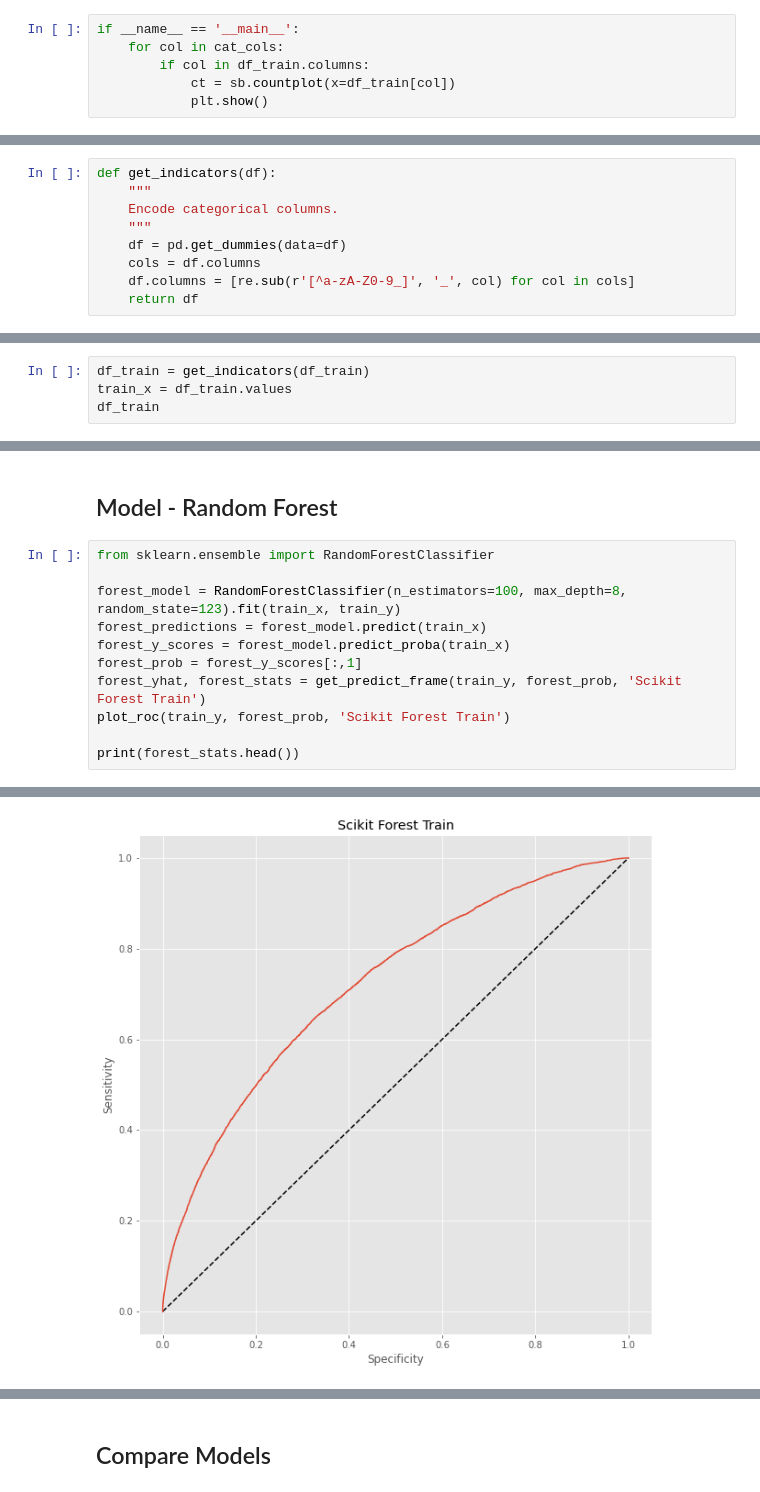
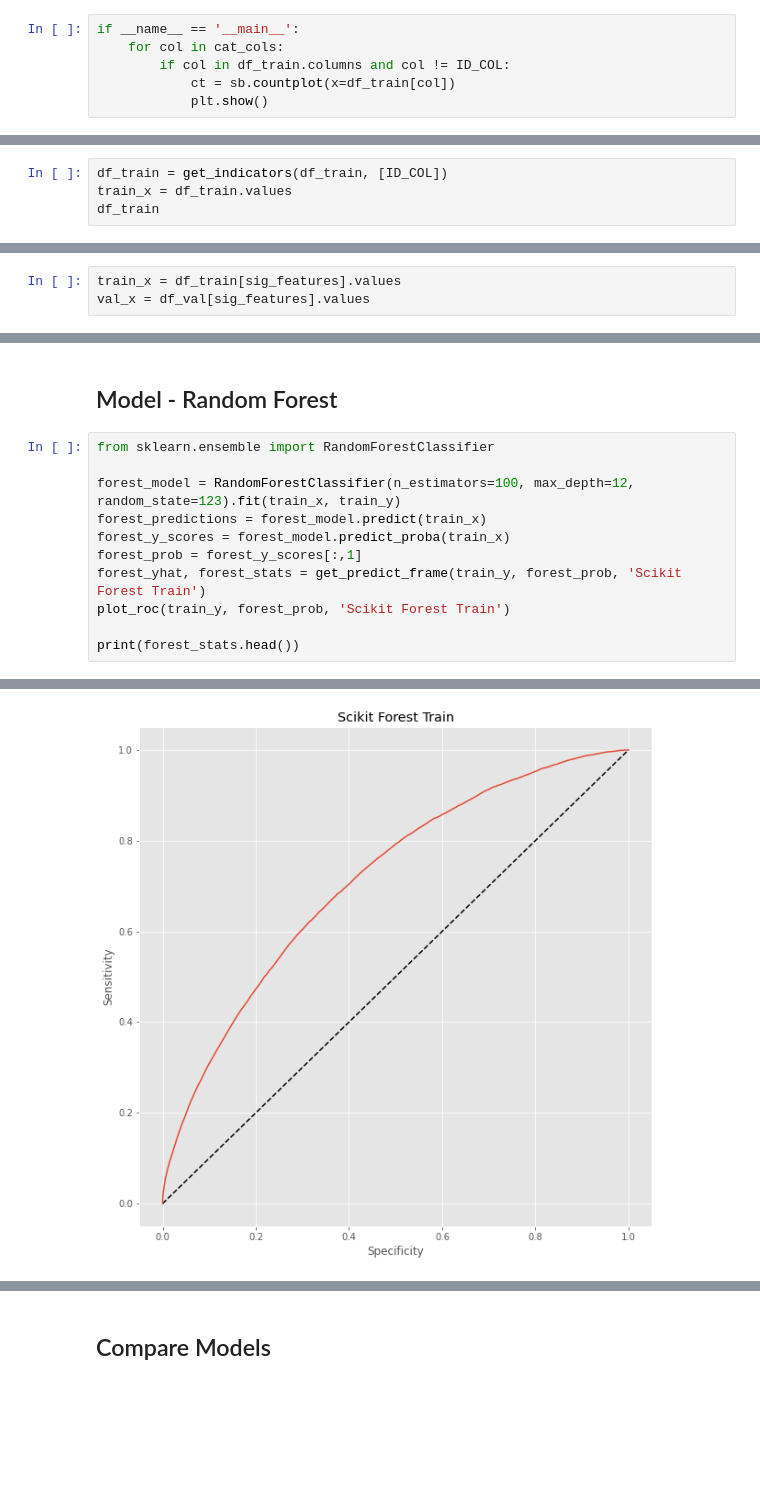
Before and after one commit to jbonfardeci/carvana-challenge, a Jupyter notebook: Carvana Dont Get Kicked.ipynb, the cells around one changed output, grey strips where cells are left out. Cells and saved outputs as stored; diff of their text form; blank space fills up the shorter version.

```diff
--- a/Carvana Dont Get Kicked.ipynb
+++ b/Carvana Dont Get Kicked.ipynb
@@ -506,7 +581,7 @@ numeric_cols
 # %%
 if __name__ == '__main__':
     for col in cat_cols:
-        if col in df_train.columns:
+        if col in df_train.columns and col != ID_COL:
             ct = sb.countplot(x=df_train[col])
             plt.show()
 # %% [output]
@@ -559,12 +639,3 @@ array(['WheelType', 'Transmission', 'Nationality', 'Size',
-# %%
-def get_indicators(df):
-    """
-    Encode categorical columns.
-    """
-    df = pd.get_dummies(data=df)
-    cols = df.columns
-    df.columns = [re.sub(r'[^a-zA-Z0-9_]', '_', col) for col in cols]
-    return df
 # %%
 df_train = get_data("./data/training.csv")
 
@@ -616,5 +687,5 @@ df_train
 # %%
-df_train = get_indicators(df_train)
+df_train = get_indicators(df_train, [ID_COL])
 train_x = df_train.values
 df_train
 # %% [output]
@@ -693,5 +764,8 @@ sig_features
  'Make_VOLVO',
  'Auction_MANHEIM']
+# %%
+train_x = df_train[sig_features].values
+val_x = df_val[sig_features].values
 # %%
 from sklearn.linear_model import LogisticRegression
 
@@ -772,7 +890,7 @@ Sensitivity: 65.529%, Specificity: 58.916%, Threshold: 0.110
 # %%
 from sklearn.ensemble import RandomForestClassifier
 
-forest_model = RandomForestClassifier(n_estimators=100, max_depth=8, random_state=123).fit(train_x, train_y)
+forest_model = RandomForestClassifier(n_estimators=100, max_depth=12, random_state=123).fit(train_x, train_y)
 forest_predictions = forest_model.predict(train_x)
 forest_y_scores = forest_model.predict_proba(train_x)
 forest_prob = forest_y_scores[:,1]
@@ -785,2 +903,2 @@ Sensitivity: 62.207%, Specificity: 69.535%, Threshold: 0.140
-[figure, old version]
+[figure, new version]
                  Model    TP     FP     TN    FN  Sensitivity  Specificity  \
```
Also changed, not shown: parts of 33 cells of this notebook, 1 other file.
